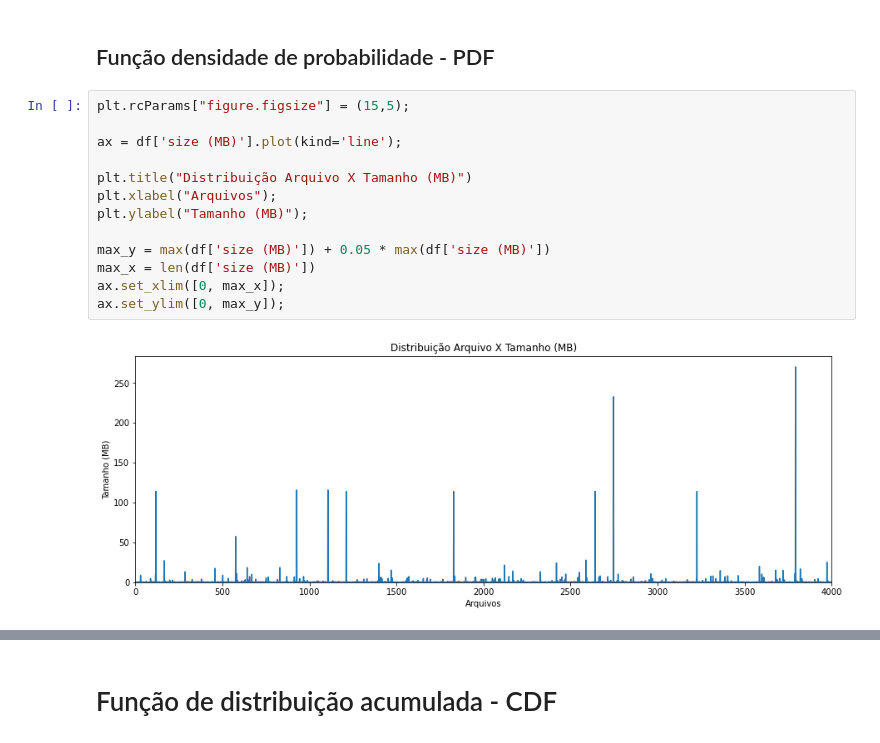
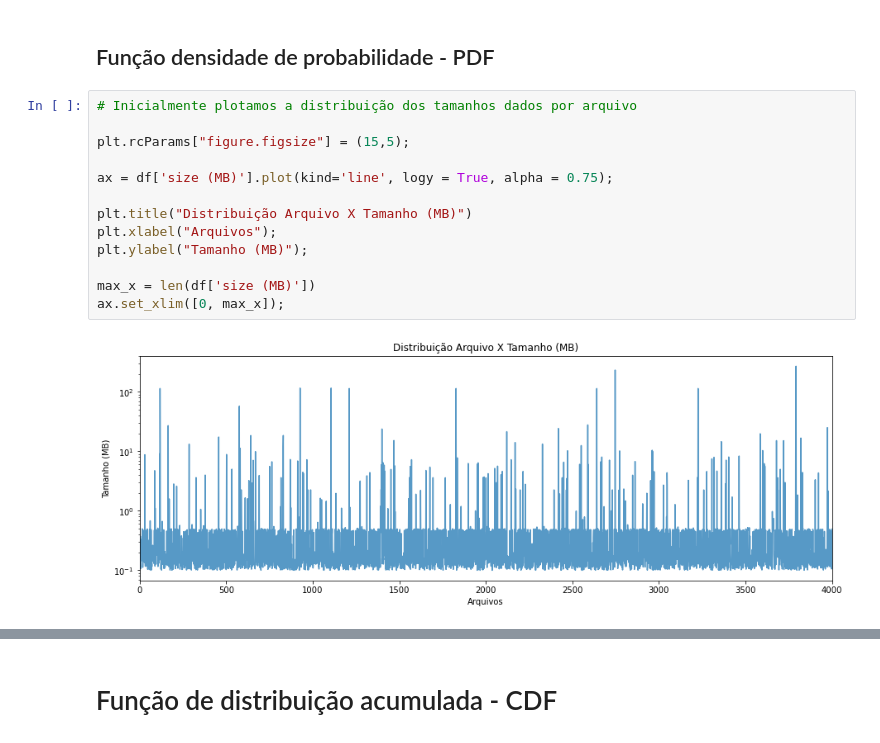
Before and after one commit to MathewsJosh/AvaDesSistemas, a Jupyter notebook: Trabalho 01/TVC 01 - Aquecimento.ipynb, the cells around one changed output, grey strips where cells are left out. Saved outputs shown, nothing was run; the diff lists cells and outputs as text.

```diff
--- a/Trabalho 01/TVC 01 - Aquecimento.ipynb
+++ b/Trabalho 01/TVC 01 - Aquecimento.ipynb
@@ -168,17 +154,17 @@ df.describe(percentiles=[0.01, 0.1, 0.9, 0.99, 0.25, 0.5, 0.75, 1]).round(3)
 # %% [markdown]
 ## Função densidade de probabilidade - PDF
 # %%
+# Inicialmente plotamos a distribuição dos tamanhos dados por arquivo
+
 plt.rcParams["figure.figsize"] = (15,5);
 
-ax = df['size (MB)'].plot(kind='line');
+ax = df['size (MB)'].plot(kind='line', logy = True, alpha = 0.75);
 
 plt.title("Distribuição Arquivo X Tamanho (MB)")
 plt.xlabel("Arquivos");
 plt.ylabel("Tamanho (MB)");
 
-max_y = max(df['size (MB)']) + 0.05 * max(df['size (MB)'])
 max_x = len(df['size (MB)'])
 ax.set_xlim([0, max_x]);
-ax.set_ylim([0, max_y]);
 # %% [output]
-[figure, old version]
+[figure, new version]
```
Also changed, not shown: parts of 10 cells of this notebook.
